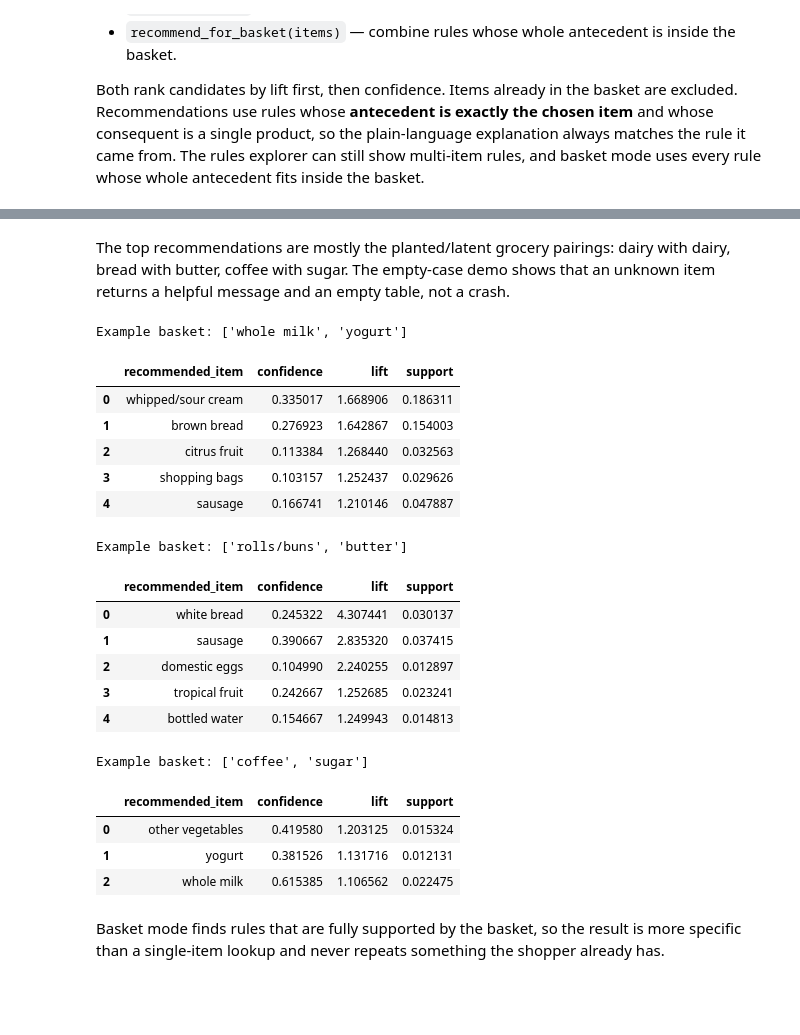
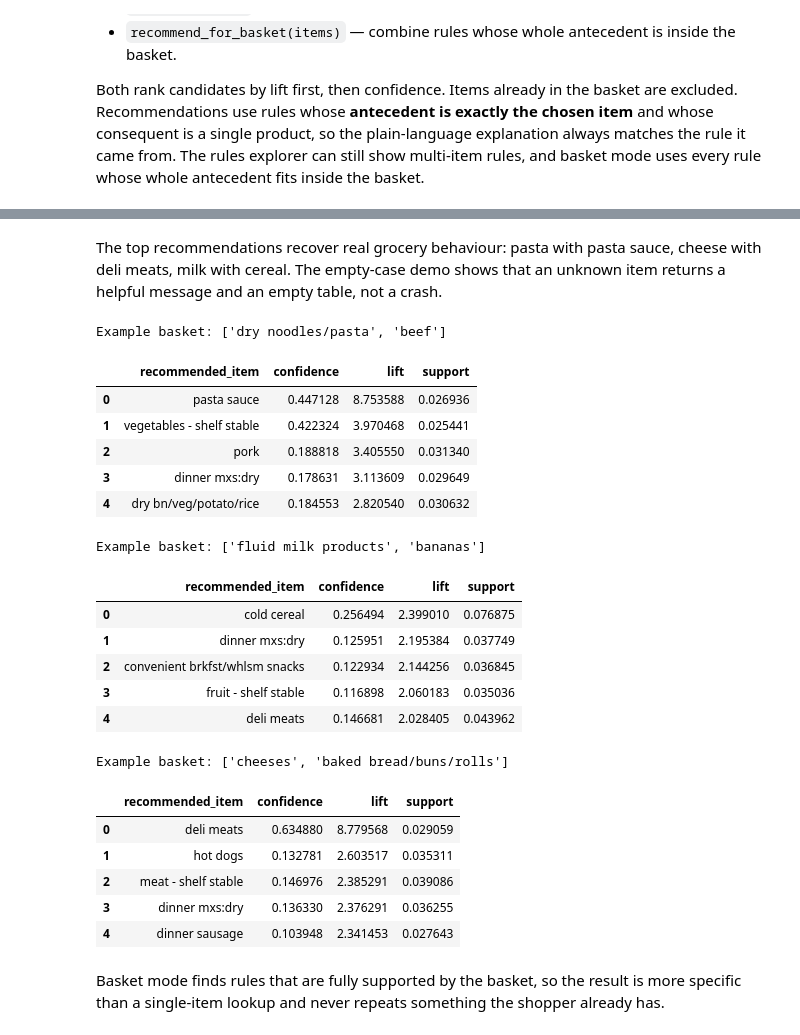
Before and after one commit to Srabon-bot/BasketWise, a Jupyter notebook: notebooks/grocery_basket_recommender.ipynb, the cells around one changed output, grey strips where cells are left out. Saved outputs shown, nothing was run; the diff lists cells and outputs as text; code cells hidden in the pictures; blank space fills up the shorter version.

```diff
--- a/notebooks/grocery_basket_recommender.ipynb
+++ b/notebooks/grocery_basket_recommender.ipynb
@@ -476,7 +474,7 @@ boolean matrix is exactly what `mlxtend` expects for Apriori and FP-Growth.
 We mine with both Apriori and FP-Growth at the same support threshold and compare the results.
 # %%
 # Apriori with timing.
-MIN_SUPPORT = 0.005       # an itemset must appear in at least 0.5% of baskets
+MIN_SUPPORT = 0.01        # 1% of baskets; category-level data is dense, and 0.5% exhausts memory
 MIN_CONFIDENCE = 0.1      # a rule must be right at least 10% of the time
 
 start = time.perf_counter()
@@ -813,60 +812,62 @@ Top 5 recommendations for: whipped/sour cream
 Empty-case demo:
 No rules found for 'a product that does not exist'. It may be too rare in this dataset.
 # %% [markdown]
-The top recommendations are mostly the planted/latent grocery pairings: dairy with dairy, bread
-with butter, coffee with sugar. The empty-case demo shows that an unknown item returns a helpful
+The top recommendations recover real grocery behaviour: pasta with pasta sauce, cheese with deli
+meats, milk with cereal. The empty-case demo shows that an unknown item returns a helpful
 message and an empty table, not a crash.
 # %%
 def recommend_for_basket(items, top_n=5):
     '''Combine rules whose full antecedent is contained in the chosen basket.'''
     basket = {str(item).strip().lower() for item in items if str(item).strip()}
 
     mask = rules["antecedents"].apply(lambda ant: set(ant).issubset(basket))
     matches = rules[mask & (rules["consequents"].apply(len) == 1)].copy()
 
     if matches.empty:
         print("No rules matched this basket. Try adding a more popular item.")
         return pd.DataFrame(columns=["recommended_item", "confidence", "lift", "support"])
 
     # Never recommend an item that is already in the basket.
     matches = matches[matches["consequents"].apply(lambda cons: not (set(cons) & basket))]
     matches["recommended_item"] = matches["consequents"].apply(lambda items_: ", ".join(sorted(items_)))
     matches = (
         matches.sort_values(["lift", "confidence"], ascending=False)
                .drop_duplicates(subset="recommended_item")
                .head(top_n)
     )
     return matches[["recommended_item", "confidence", "lift", "support"]].reset_index(drop=True)
 
 
 example_baskets = [
-    ["whole milk", "yogurt"],
-    ["rolls/buns", "butter"],
-    ["coffee", "sugar"],
+    ["dry noodles/pasta", "beef"],
+    ["fluid milk products", "bananas"],
+    ["cheeses", "baked bread/buns/rolls"],
 ]
 for basket in example_baskets:
     print(f"\nExample basket: {basket}")
     display(recommend_for_basket(basket, top_n=5))
 # %% [output]
-Example basket: ['whole milk', 'yogurt']
+Example basket: ['dry noodles/pasta', 'beef']
 |  | recommended_item | confidence | lift | support |
-| 0 | whipped/sour cream | 0.335017 | 1.668906 | 0.186311 |
-| 1 | brown bread | 0.276923 | 1.642867 | 0.154003 |
-| 2 | citrus fruit | 0.113384 | 1.268440 | 0.032563 |
-| 3 | shopping bags | 0.103157 | 1.252437 | 0.029626 |
-| 4 | sausage | 0.166741 | 1.210146 | 0.047887 |
+| 0 | pasta sauce | 0.447128 | 8.753588 | 0.026936 |
+| 1 | vegetables - shelf stable | 0.422324 | 3.970468 | 0.025441 |
+| 2 | pork | 0.188818 | 3.405550 | 0.031340 |
+| 3 | dinner mxs:dry | 0.178631 | 3.113609 | 0.029649 |
+| 4 | dry bn/veg/potato/rice | 0.184553 | 2.820540 | 0.030632 |
-Example basket: ['rolls/buns', 'butter']
+Example basket: ['fluid milk products', 'bananas']
 |  | recommended_item | confidence | lift | support |
-| 0 | white bread | 0.245322 | 4.307441 | 0.030137 |
-| 1 | sausage | 0.390667 | 2.835320 | 0.037415 |
-| 2 | domestic eggs | 0.104990 | 2.240255 | 0.012897 |
-| 3 | tropical fruit | 0.242667 | 1.252685 | 0.023241 |
-| 4 | bottled water | 0.154667 | 1.249943 | 0.014813 |
+| 0 | cold cereal | 0.256494 | 2.399010 | 0.076875 |
+| 1 | dinner mxs:dry | 0.125951 | 2.195384 | 0.037749 |
+| 2 | convenient brkfst/whlsm snacks | 0.122934 | 2.144256 | 0.036845 |
+| 3 | fruit - shelf stable | 0.116898 | 2.060183 | 0.035036 |
+| 4 | deli meats | 0.146681 | 2.028405 | 0.043962 |
-Example basket: ['coffee', 'sugar']
+Example basket: ['cheeses', 'baked bread/buns/rolls']
 |  | recommended_item | confidence | lift | support |
-| 0 | other vegetables | 0.419580 | 1.203125 | 0.015324 |
-| 1 | yogurt | 0.381526 | 1.131716 | 0.012131 |
-| 2 | whole milk | 0.615385 | 1.106562 | 0.022475 |
+| 0 | deli meats | 0.634880 | 8.779568 | 0.029059 |
+| 1 | hot dogs | 0.132781 | 2.603517 | 0.035311 |
+| 2 | meat - shelf stable | 0.146976 | 2.385291 | 0.039086 |
+| 3 | dinner mxs:dry | 0.136330 | 2.376291 | 0.036255 |
+| 4 | dinner sausage | 0.103948 | 2.341453 | 0.027643 |
 # %% [markdown]
 Basket mode finds rules that are fully supported by the basket, so the result is more specific
 than a single-item lookup and never repeats something the shopper already has.
```
Also changed, not shown: parts of 37 cells of this notebook, 26 other files.
